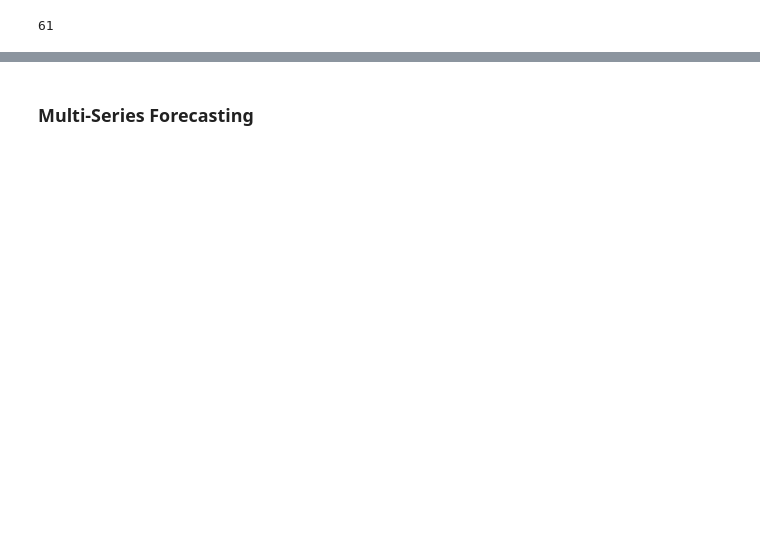
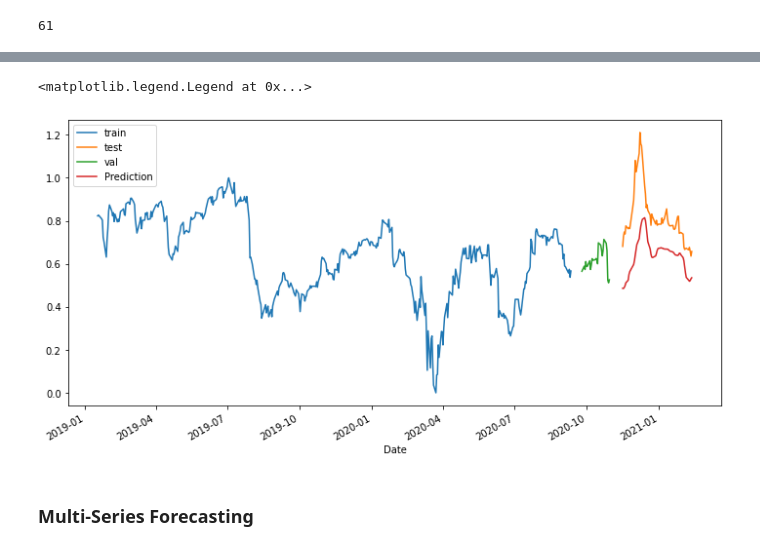
Before and after one commit to davidrtorres/Model-5-Stock-Price-Forecasting, a Jupyter notebook: Capstone_2_16_21-Working Draft.ipynb, the cells around one changed output, grey strips where cells are left out. Drawn from its saved outputs; the diff is of its cells as text; code cells hidden in the pictures; blank space fills up the shorter version.

```diff
--- a/Capstone_2_16_21-Working Draft.ipynb
+++ b/Capstone_2_16_21-Working Draft.ipynb
@@ -781,6 +755,8 @@ len(y_hat_test)
 # %%
 y_train = get_y_from_df(train_scaled_df,look_back)
 y_test = get_y_from_df(test_scaled_df,look_back)
+y_train = get_y_from_df(train_scaled_df,look_back)
+y_val = get_y_from_df(val_scaled_df,look_back)
 # %%
 
 # calculate root mean squared error
@@ -937,8 +770,11 @@ testPredictPlot = testPredictPlot + single_stock[1:]
 # %%
-# plot baseline and predictions
 plt.figure(figsize=(12,6))
-plt.plot(dataset + df_data[1:])
-plt.plot(trainPredictPlot)
-plt.plot(testPredictPlot)
-plt.legend(['Valid','Train','Predictions'],loc='upper left')
-#plt.show()
+y_train.plot(label='train')
+y_test.plot(label='test')
+y_val.plot(label='val')
+y_hat_test.plot(label='Prediction')
+#lt.legend(['Valid','Train','Predictions'],loc='uppper left')
+plt.legend()
+# %% [output]
+<matplotlib.legend.Legend at 0x...>
+[figure, added]
```
Also changed, not shown: parts of 32 cells of this notebook, 1 other file.
